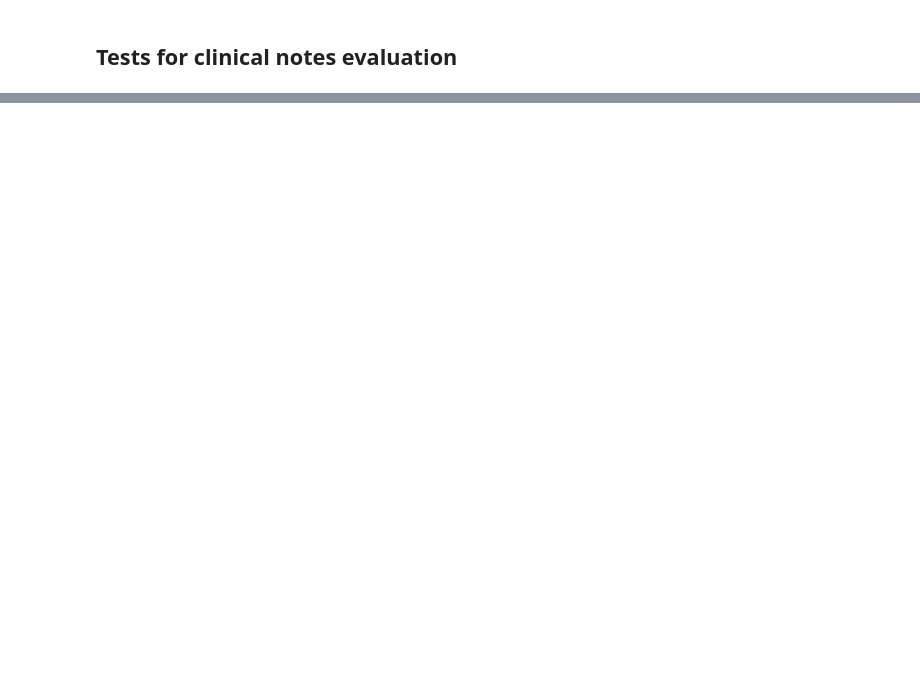
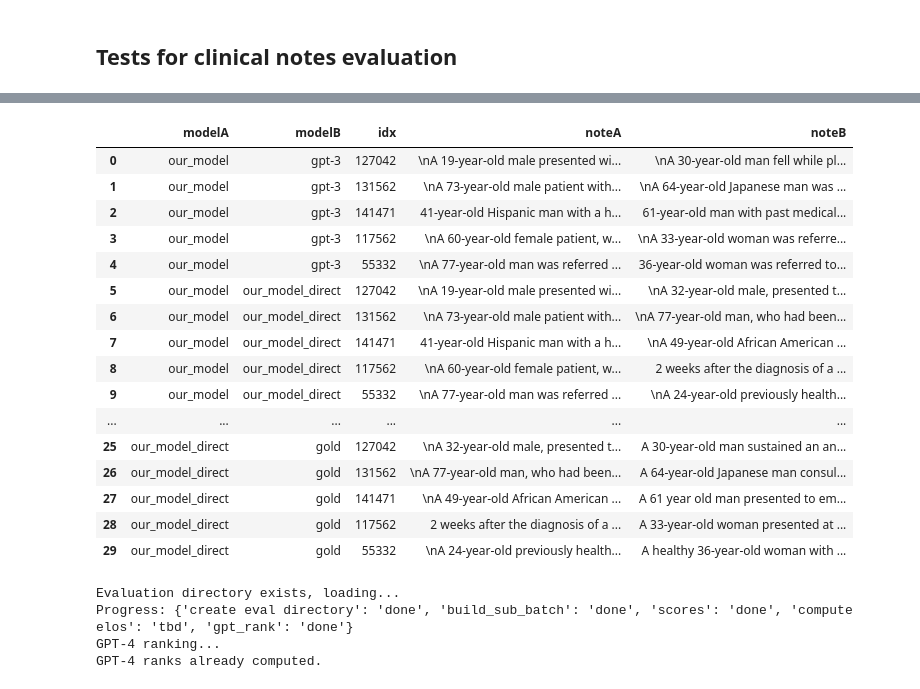
Before and after one commit to EPFL-IC-Make-Team/medinote, a Jupyter notebook: eval_tests.ipynb, the cells around one changed output, grey strips where cells are left out. Saved outputs shown, nothing was run; the diff lists cells and outputs as text; code cells hidden in the pictures; blank space fills up the shorter version.

```diff
--- a/eval_tests.ipynb
+++ b/eval_tests.ipynb
@@ -291 +162,30 @@ res = clinical_note_evaluation('fake',path)
+# %%
+elo_pairs_path = 'evaluation/elo_inputs.jsonl'
+elo_inputs = pd.read_json(elo_pairs_path, lines=True, orient='records')
+display(elo_inputs)
+# %% [output]
+|  | modelA | modelB | idx | noteA | noteB |
+| 0 | our_model | gpt-3 | 127042 | \nA 19-year-old male presented wi... | \nA 30-year-old man fell while pl... |
+| 1 | our_model | gpt-3 | 131562 | \nA 73-year-old male patient with... | \nA 64-year-old Japanese man was ... |
+| 2 | our_model | gpt-3 | 141471 | 41-year-old Hispanic man with a h... | 61-year-old man with past medical... |
+| 3 | our_model | gpt-3 | 117562 | \nA 60-year-old female patient, w... | \nA 33-year-old woman was referre... |
+| 4 | our_model | gpt-3 | 55332 | \nA 77-year-old man was referred ... | 36-year-old woman was referred to... |
+| 5 | our_model | our_model_direct | 127042 | \nA 19-year-old male presented wi... | \nA 32-year-old male, presented t... |
+| 6 | our_model | our_model_direct | 131562 | \nA 73-year-old male patient with... | \nA 77-year-old man, who had been... |
+| 7 | our_model | our_model_direct | 141471 | 41-year-old Hispanic man with a h... | \nA 49-year-old African American ... |
+| 8 | our_model | our_model_direct | 117562 | \nA 60-year-old female patient, w... | 2 weeks after the diagnosis of a ... |
+| 9 | our_model | our_model_direct | 55332 | \nA 77-year-old man was referred ... | \nA 24-year-old previously health... |
+| ... | ... | ... | ... | ... | ... |
+| 25 | our_model_direct | gold | 127042 | \nA 32-year-old male, presented t... | A 30-year-old man sustained an an... |
+| 26 | our_model_direct | gold | 131562 | \nA 77-year-old man, who had been... | A 64-year-old Japanese man consul... |
+| 27 | our_model_direct | gold | 141471 | \nA 49-year-old African American ... | A 61 year old man presented to em... |
+| 28 | our_model_direct | gold | 117562 | 2 weeks after the diagnosis of a ... | A 33-year-old woman presented at ... |
+| 29 | our_model_direct | gold | 55332 | \nA 24-year-old previously health... | A healthy 36-year-old woman with ... |
+# %%
+elo_histos = elo_ranking(elo_pairs_path, frac = 0.5)
+# %% [output]
+Evaluation directory exists, loading...
+Progress: {'create eval directory': 'done', 'build_sub_batch': 'done', 'scores': 'done', 'compute elos': 'tbd', 'gpt_rank': 'done'}
+GPT-4 ranking...
+GPT-4 ranks already computed.
 # %%
```
Also changed, not shown: parts of 22 cells of this notebook, 3 other files.
